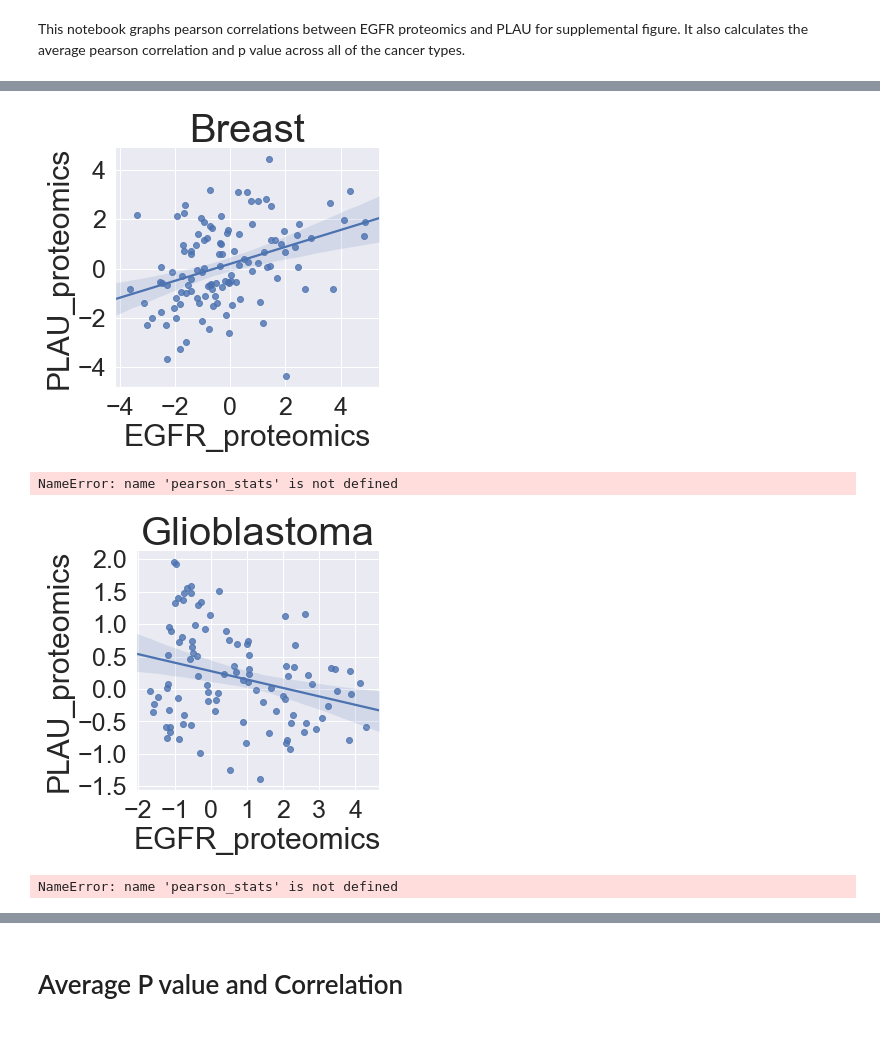
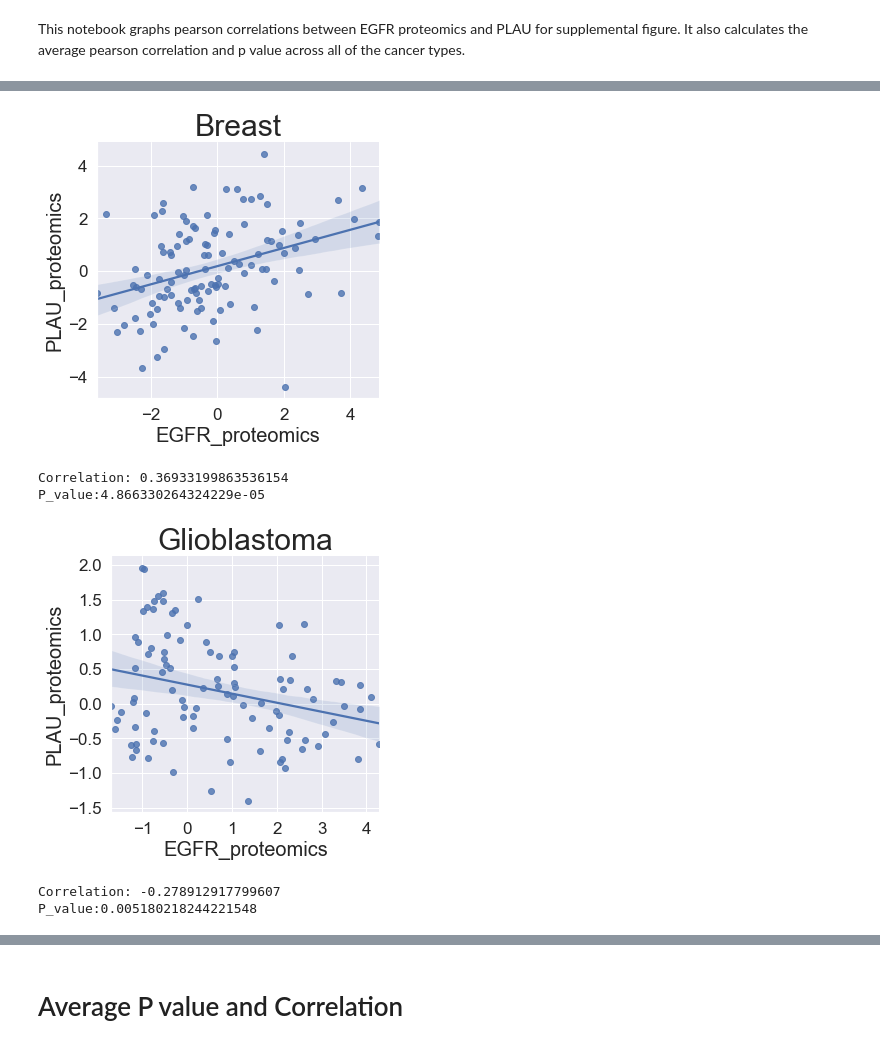
Before and after one commit to PayneLab/WhenMutationsDontMatter, a Jupyter notebook: EGFR/Make_supplemental_Figures/Make_Sup_Fig_2_PLAU.ipynb, the cells around one changed output, grey strips where cells are left out. Drawn from its saved outputs; the diff is of its cells as text; code cells hidden in the pictures.

```diff
--- a/EGFR/Make_supplemental_Figures/Make_Sup_Fig_2_PLAU.ipynb
+++ b/EGFR/Make_supplemental_Figures/Make_Sup_Fig_2_PLAU.ipynb
@@ -146,19 +78,21 @@ NameError: name 'pearson_stats' is not defined
 brca_df = brca.join_omics_to_mutations(omics_df_name="proteomics", mutations_genes="EGFR",
 omics_genes=["PLAU","EGFR"], tissue_type= "tumor")
 brca_df.columns = brca_df.columns.droplevel(1)
-plot_pearson(brca_df,"EGFR_proteomics","PLAU_proteomics", "none", title = "Breast", ra_stats = False, show_plot = True,save_file_name= "png_files/Brca_PLAU")
+p.plot_pearson(brca_df,"EGFR_proteomics","PLAU_proteomics", "none", title = "Breast", ra_stats = False, show_plot = True,save_file_name= "png_files/Brca_PLAU")
 pearson_stats(brca_df,"EGFR_proteomics","PLAU_proteomics")
 # %% [output]
-[figure, old version]
+[figure, new version]
-NameError: name 'pearson_stats' is not defined
+Correlation: 0.36933199863536154
+P_value:4.866330264324229e-05
 # %%
 gbm_df = brain.join_omics_to_mutations(omics_df_name="proteomics", mutations_genes="EGFR",
 omics_genes=["EGFR","PLAU"], tissue_type= "tumor")
-plot_pearson(gbm_df,"EGFR_proteomics","PLAU_proteomics", "none", title = "Glioblastoma", ra_stats = False, show_plot = True,save_file_name= "png_files/GBM_PLAU")
+p.plot_pearson(gbm_df,"EGFR_proteomics","PLAU_proteomics", "none", title = "Glioblastoma", ra_stats = False, show_plot = True,save_file_name= "png_files/GBM_PLAU")
 pearson_stats(gbm_df,"EGFR_proteomics","PLAU_proteomics")
 # %% [output]
-[figure, old version]
+[figure, new version]
-NameError: name 'pearson_stats' is not defined
+Correlation: -0.278912917799607
+P_value:0.005180218244221548
 # %%
 colon_df = colon.join_omics_to_mutations(omics_df_name="proteomics", mutations_genes="EGFR",
 omics_genes=["EGFR","PLAU"], tissue_type= "tumor")
```
Also changed, not shown: parts of 11 cells of this notebook, 39 other files.
